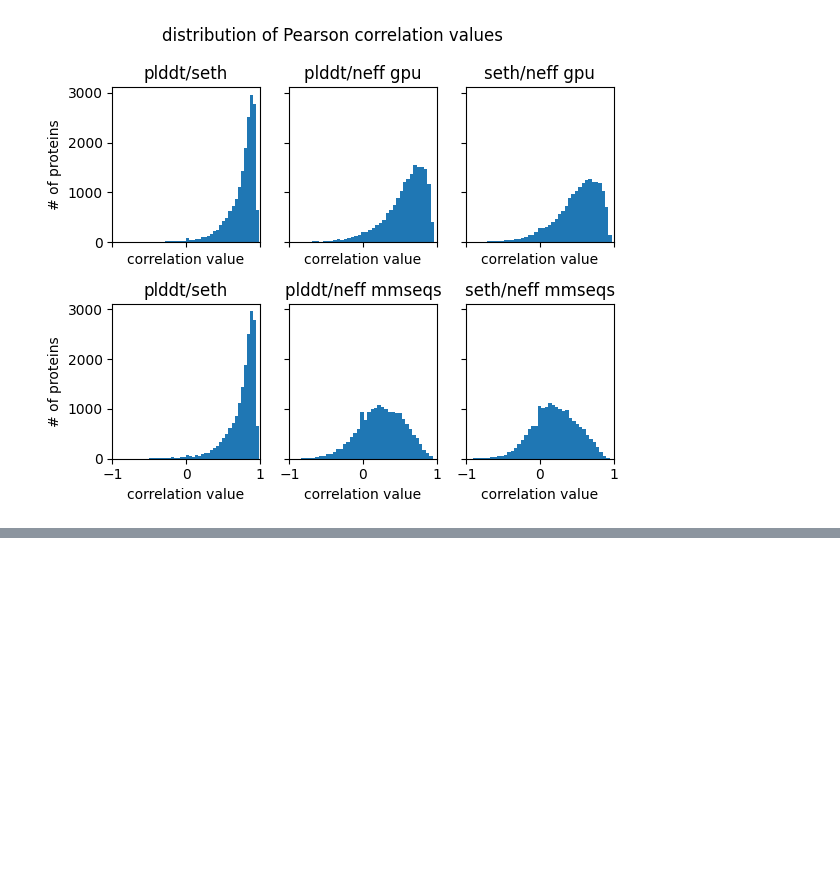
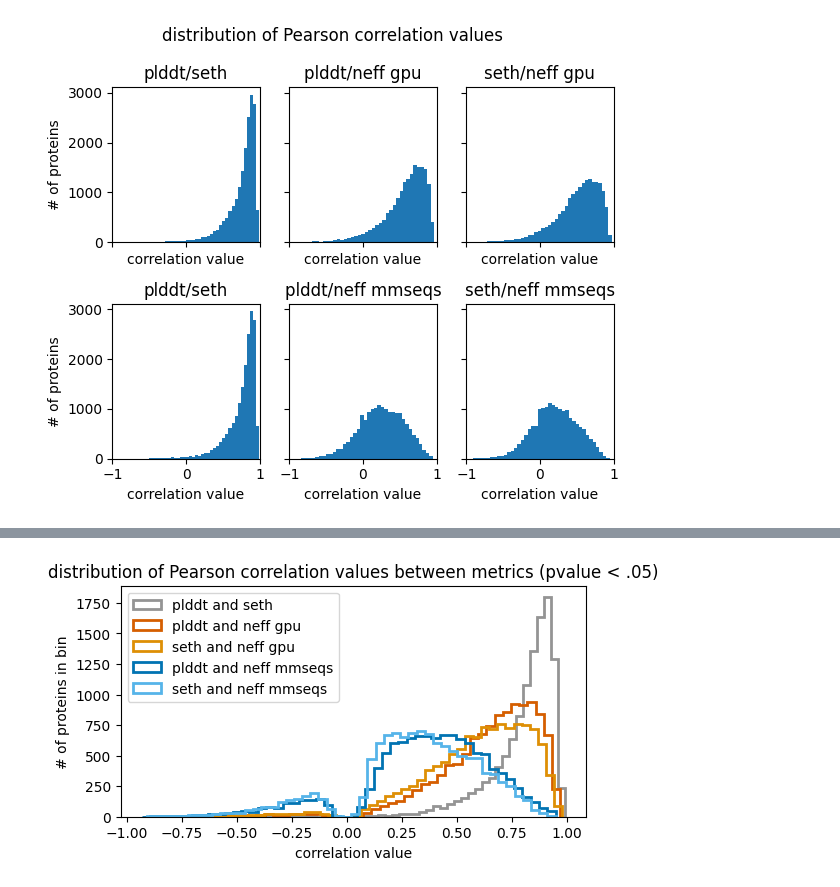
Before and after one commit to neftlon/af2-plddt-contextualized, a Jupyter notebook: scripts/proteomewide.ipynb, the cells around one changed output, grey strips where cells are left out. Drawn from its saved outputs; the diff is of its cells as text; code cells hidden in the pictures; blank space fills up the shorter version.

```diff
--- a/scripts/proteomewide.ipynb
+++ b/scripts/proteomewide.ipynb
@@ -297,0 +341,20 @@ plt.legend(loc="upper left")
+# %%
+pairs = {
+    ("plddt","seth"):colors[-3],
+    ("plddt","neff gpu"):colors[3],("seth","neff gpu"):colors[1],
+    ("plddt","neff mmseqs"):colors[0],("seth","neff mmseqs"):colors[-1],
+}
+plt.figure(figsize=(6,3))
+pearson_corrstack = torch.stack(tuple(pearson_corrs.values()))
+for i,(p,c) in enumerate(pairs.items()):
+    s1,s2 = p
+    id1,id2 = score2id[s1],score2id[s2]
+    # c=colors[i]
+    plt.hist(pearson_corrstack[:,id1,id2].sort()[0],bins=50,label="%s and %s" % p,histtype="step",lw=2,color=c)
+#plt.axvline(0,label="no correlation",c="k",ls=":")
+plt.xlabel("correlation value")
+plt.ylabel("# of proteins in bin")
+plt.title("distribution of Pearson correlation values between metrics (pvalue < .05)")
+plt.legend(loc="upper left");
+# %% [output]
+[figure, added]
```
Also changed, not shown: parts of 22 cells of this notebook.
